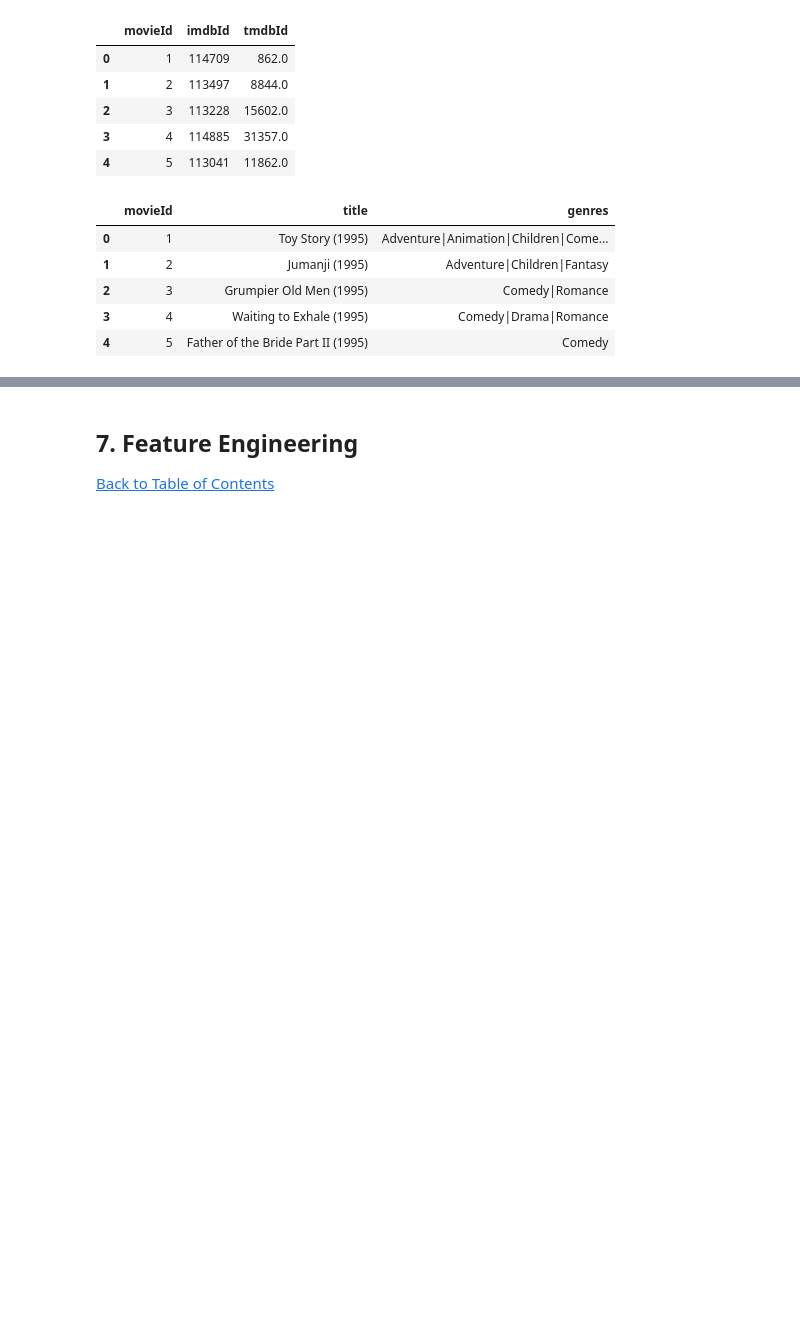
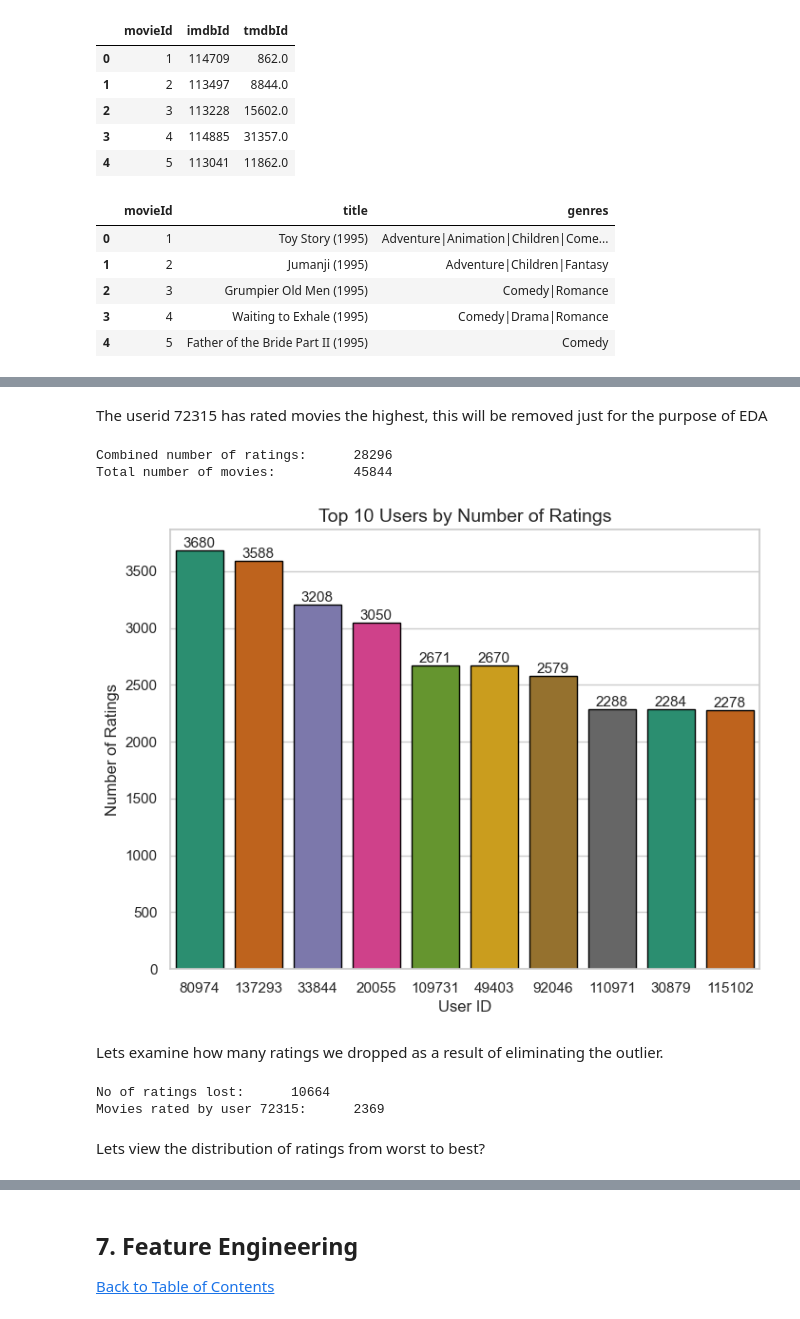
Before and after one commit to Mutiso-ac/Unsupervised-Predict-TeamBM5-2023, a Jupyter notebook: TeamBM5_Unsup_Learning_Notebbok.ipynb, the cells around one changed output, grey strips where cells are left out. Drawn from its saved outputs; the diff is of its cells as text; code cells hidden in the pictures; blank space fills up the shorter version.

```diff
--- a/TeamBM5_Unsup_Learning_Notebbok.ipynb
+++ b/TeamBM5_Unsup_Learning_Notebbok.ipynb
@@ -136,0 +340,19 @@ movies_df.head()
+# %% [markdown]
+The userid 72315 has rated movies the highest, this will be removed just for the purpose of EDA
+# %%
+eda_df = train_df[train_df['userId']!=72315]
+user_ratings_count(eda_df,10)
+# %% [output]
+Combined number of ratings:      28296
+Total number of movies:          45844
+[figure, added]
+# %% [markdown]
+Lets examine how many ratings we dropped as a result of eliminating the outlier.
+# %%
+print("No of ratings lost:\t",34398-23734)
+print("Movies rated by user 72315:\t",48213-45844)
+# %% [output]
+No of ratings lost:      10664
+Movies rated by user 72315:      2369
+# %% [markdown]
+Lets view the distribution of ratings from worst to best?
```
Also changed, not shown: parts of 59 cells of this notebook.
